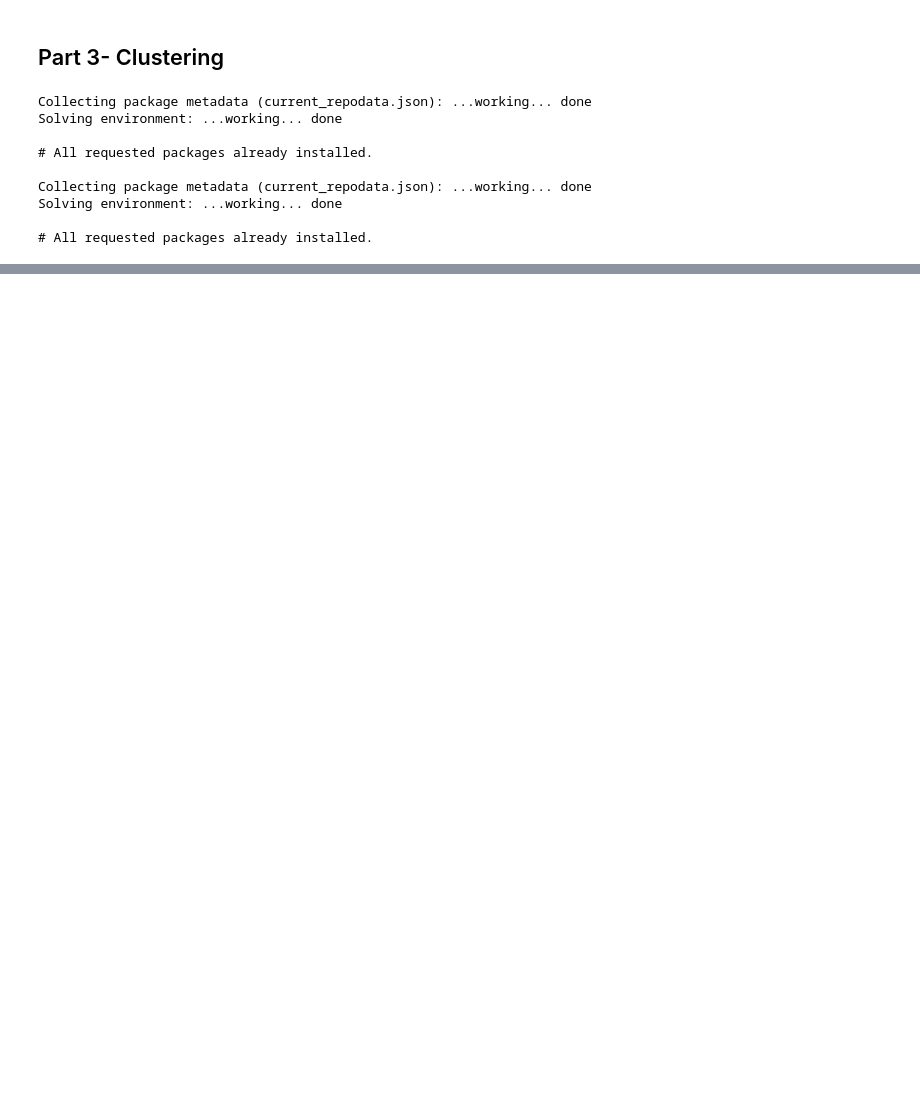
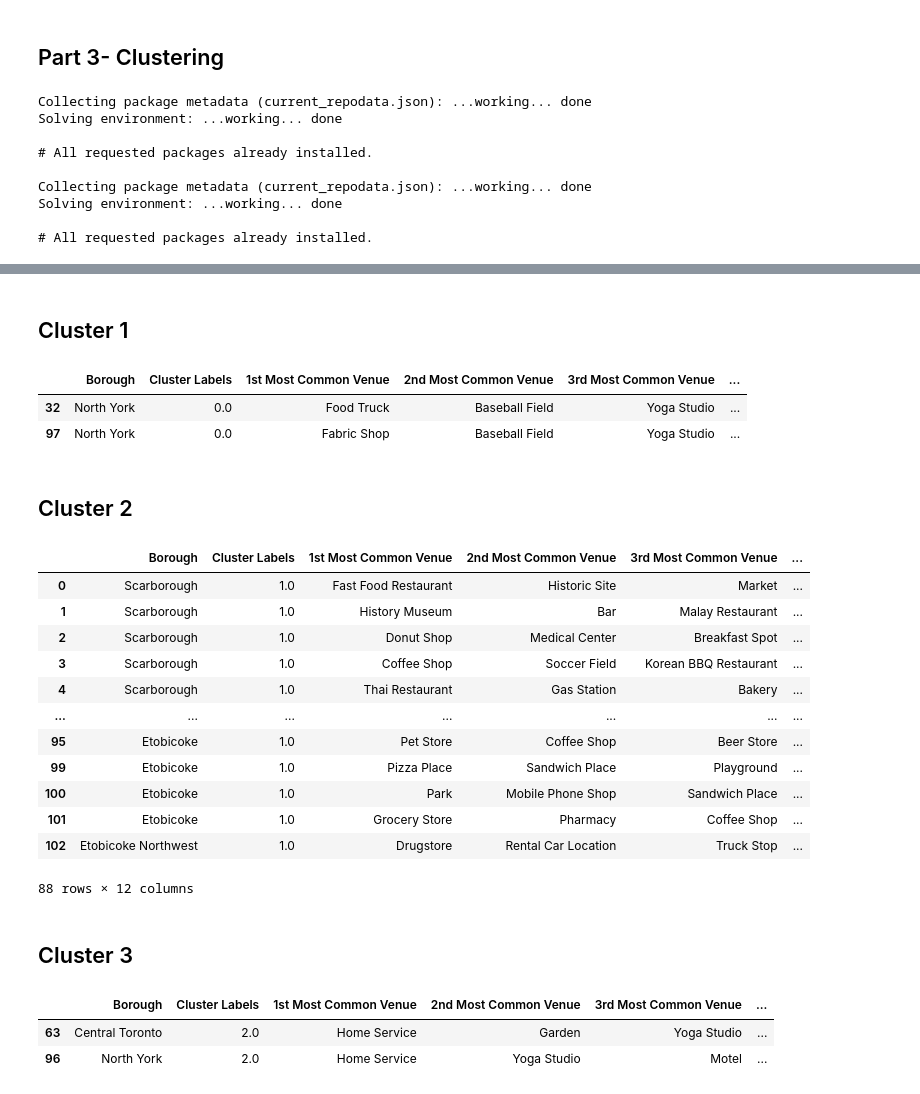
Before and after one commit to Shivesh21/Coursera_Capstone, a Jupyter notebook: Coursera Capstone.ipynb, the cells around one changed output, grey strips where cells are left out. Cells and saved outputs as stored; diff of their text form; code cells hidden in the pictures; blank space fills up the shorter version.

```diff
--- a/Coursera Capstone.ipynb
+++ b/Coursera Capstone.ipynb
@@ -171,0 +390,12 @@ NameError: name 'neighborhoods_data' is not defined
+# %%
+num_top_venues = 5
+
+for hood in Toronto_grouped['Neighborhood']:
+    print("----"+hood+"----")
+    temp = Toronto_grouped[Toronto_grouped['Neighborhood'] == hood].T.reset_index()
+    temp.columns = ['venue','freq']
+    temp = temp.iloc[1:]
+    temp['freq'] = temp['freq'].astype(float)
+    temp = temp.round({'freq': 2})
+    print(temp.sort_values('freq', ascending=False).reset_index(drop=True).head(num_top_venues))
+    print('\n')
@@ -171,0 +420,6 @@ NameError: name 'neighborhoods_data' is not defined
+# %%
+def return_most_common_venues(row, num_top_venues):
+    row_categories = row.iloc[1:]
+    row_categories_sorted = row_categories.sort_values(ascending=False)
+
+    return row_categories_sorted.index.values[0:num_top_venues]
@@ -171,0 +456,11 @@ NameError: name 'neighborhoods_data' is not defined
+# %%
+# set number of clusters
+kclusters = 5
+
+Toronto_grouped_clustering = Toronto_grouped.drop('Neighborhood', 1)
+
+# run k-means clustering
+kmeans = KMeans(n_clusters=kclusters, random_state=0).fit(Toronto_grouped_clustering)
+
+# check cluster labels generated for each row in the dataframe
+kmeans.labels_[0:10]
@@ -171,0 +469,13 @@ NameError: name 'neighborhoods_data' is not defined
+# %%
+# add clustering labels
+neighborhoods_venues_sorted.insert(0, 'Cluster Labels', kmeans.labels_)
+
+Toronto_merged = df_grouped
+
+# merge manhattan_grouped with manhattan_data to add latitude/longitude for each neighborhood
+Toronto_merged = Toronto_merged.join(neighborhoods_venues_sorted.set_index('Neighborhood'), on='Neighborhood')
+
+
+
+Toronto_merged.dropna(inplace=True)
+Toronto_merged.head() # check the last columns!
@@ -171,0 +517,34 @@ NameError: name 'neighborhoods_data' is not defined
+# %% [markdown]
+## Cluster 1
+# %%
+Toronto_merged.loc[Toronto_merged['Cluster Labels'] == 0, Toronto_merged.columns[[1] + list(range(5, Toronto_merged.shape[1]))]]
+# %% [output]
+|  | Borough | Cluster Labels | 1st Most Common Venue | 2nd Most Common Venue | 3rd Most Common Venue | ... |
+| 32 | North York | 0.0 | Food Truck | Baseball Field | Yoga Studio | ... |
+| 97 | North York | 0.0 | Fabric Shop | Baseball Field | Yoga Studio | ... |
+# %% [markdown]
+## Cluster 2
+# %%
+Toronto_merged.loc[Toronto_merged['Cluster Labels'] == 1, Toronto_merged.columns[[1] + list(range(5, Toronto_merged.shape[1]))]]
+# %% [output]
+|  | Borough | Cluster Labels | 1st Most Common Venue | 2nd Most Common Venue | 3rd Most Common Venue | ... |
+| 0 | Scarborough | 1.0 | Fast Food Restaurant | Historic Site | Market | ... |
+| 1 | Scarborough | 1.0 | History Museum | Bar | Malay Restaurant | ... |
+| 2 | Scarborough | 1.0 | Donut Shop | Medical Center | Breakfast Spot | ... |
+| 3 | Scarborough | 1.0 | Coffee Shop | Soccer Field | Korean BBQ Restaurant | ... |
+| 4 | Scarborough | 1.0 | Thai Restaurant | Gas Station | Bakery | ... |
+| ... | ... | ... | ... | ... | ... | ... |
+| 95 | Etobicoke | 1.0 | Pet Store | Coffee Shop | Beer Store | ... |
+| 99 | Etobicoke | 1.0 | Pizza Place | Sandwich Place | Playground | ... |
+| 100 | Etobicoke | 1.0 | Park | Mobile Phone Shop | Sandwich Place | ... |
+| 101 | Etobicoke | 1.0 | Grocery Store | Pharmacy | Coffee Shop | ... |
+| 102 | Etobicoke Northwest | 1.0 | Drugstore | Rental Car Location | Truck Stop | ... |
+88 rows × 12 columns
+# %% [markdown]
+## Cluster 3
+# %%
+Toronto_merged.loc[Toronto_merged['Cluster Labels'] == 2, Toronto_merged.columns[[1] + list(range(5, Toronto_merged.shape[1]))]]
+# %% [output]
+|  | Borough | Cluster Labels | 1st Most Common Venue | 2nd Most Common Venue | 3rd Most Common Venue | ... |
+| 63 | Central Toronto | 2.0 | Home Service | Garden | Yoga Studio | ... |
+| 96 | North York | 2.0 | Home Service | Yoga Studio | Motel | ... |
```
Also changed, not shown: parts of 41 cells of this notebook.
